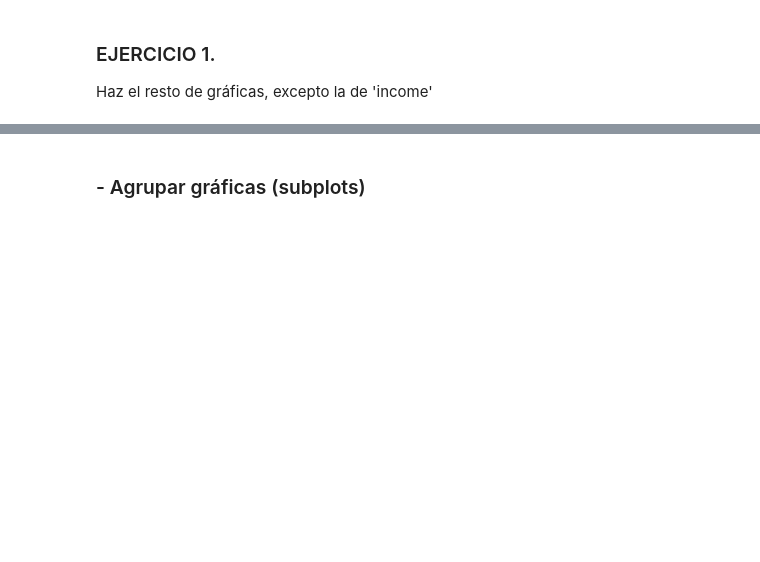
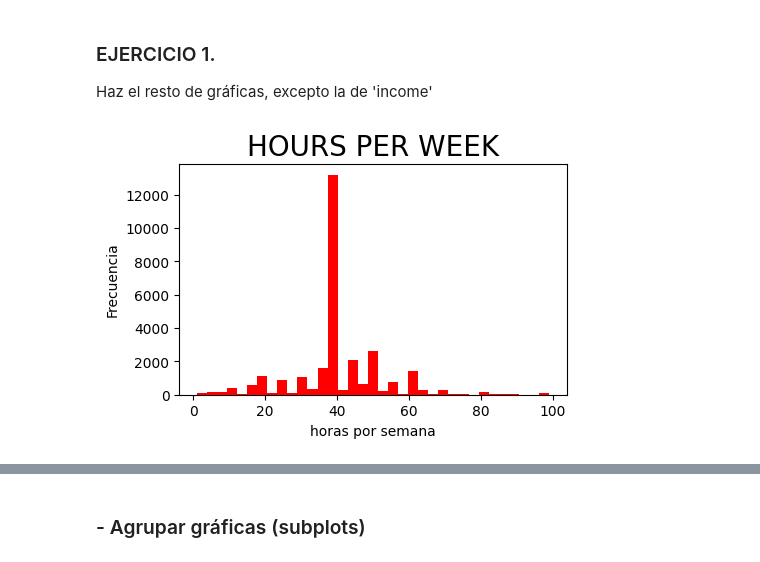
Before and after one commit to SonikoKatsura/CURSO_PARO_IA, a Jupyter notebook: Rober_IA/Modulo2/PRACTICA_GRAFICAS.ipynb, the cells around one changed output, grey strips where cells are left out. Saved outputs shown, nothing was run; the diff lists cells and outputs as text; code cells hidden in the pictures; blank space fills up the shorter version.

```diff
--- a/Rober_IA/Modulo2/PRACTICA_GRAFICAS.ipynb
+++ b/Rober_IA/Modulo2/PRACTICA_GRAFICAS.ipynb
@@ -86,3 +162,13 @@ variables_numericas
 ### EJERCICIO 1.
 
 Haz el resto de gráficas, excepto la de 'income'
+# %%
+fig, ax = plt.subplots(figsize=(5,3))
+
+ax.hist(df_adult.hours_per_week, bins=35, color='red')
+
+ax.set_title('HOURS PER WEEK', fontsize=20)
+ax.set_xlabel('horas por semana')
+ax.set_ylabel('Frecuencia');
+# %% [output]
+[figure, added]
```
Also changed, not shown: parts of 30 cells of this notebook.
